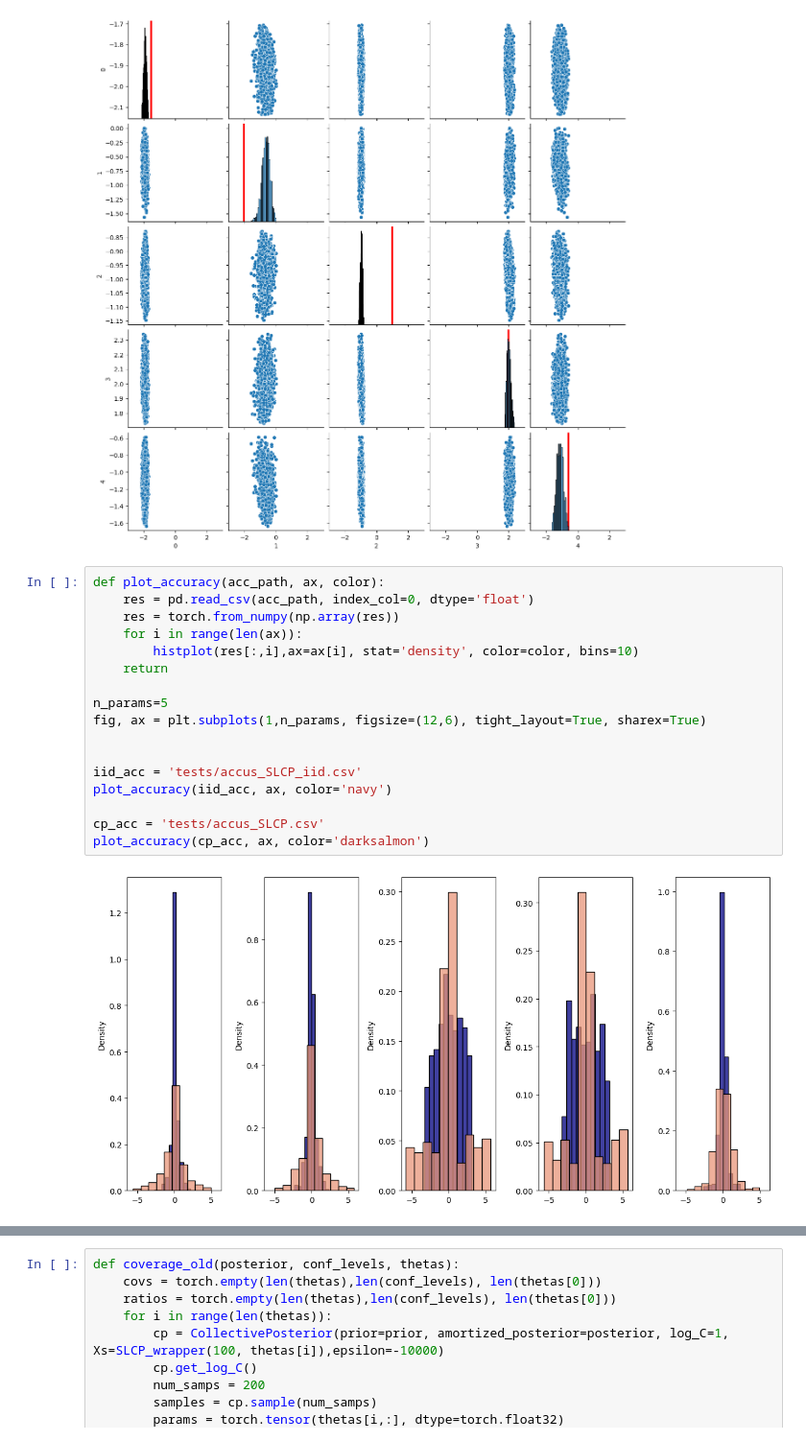
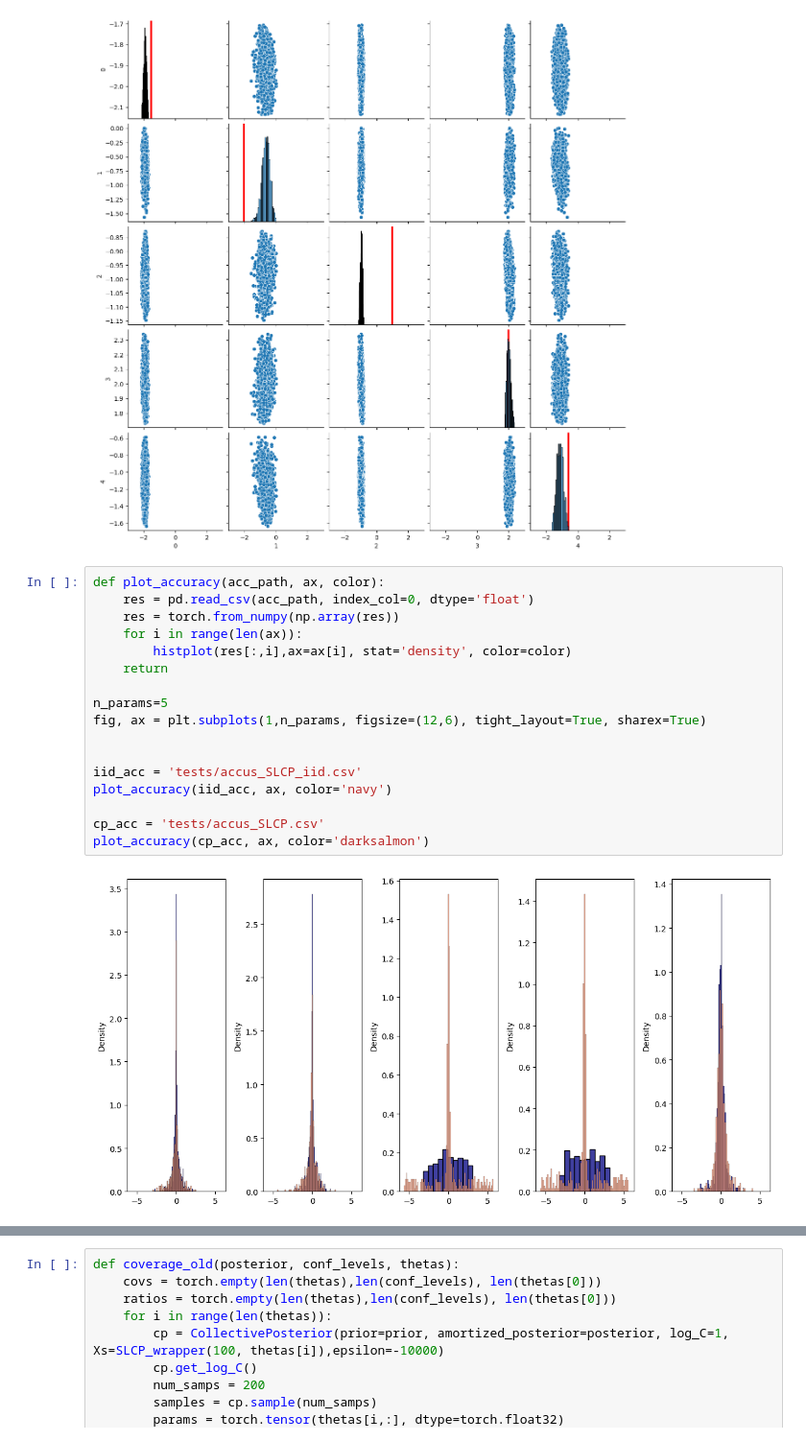
Before and after one commit to nadavbennun1/collective_posterior, a Jupyter notebook: SLCP/test collective.ipynb, the cells around one changed output, grey strips where cells are left out. Shown: that part at 96% size. Cells and saved outputs as stored; diff of their text form.

```diff
--- a/SLCP/test collective.ipynb
+++ b/SLCP/test collective.ipynb
@@ -45,22 +45,22 @@ for i in range(len(t)):
 # %%
 def plot_accuracy(acc_path, ax, color):
     res = pd.read_csv(acc_path, index_col=0, dtype='float')
     res = torch.from_numpy(np.array(res))
     for i in range(len(ax)):
-        histplot(res[:,i],ax=ax[i], stat='density', color=color, bins=10)
+        histplot(res[:,i],ax=ax[i], stat='density', color=color)
     return
 
 n_params=5
 fig, ax = plt.subplots(1,n_params, figsize=(12,6), tight_layout=True, sharex=True)
 
 
 iid_acc = 'tests/accus_SLCP_iid.csv'
 plot_accuracy(iid_acc, ax, color='navy')
 
 cp_acc = 'tests/accus_SLCP.csv'
 plot_accuracy(cp_acc, ax, color='darksalmon')
 # %% [output]
-[figure, old version]
+[figure, new version]
 # %%
 def plot_covs(covs, ax, label, color):
     H,X1 = np.histogram(covs, bins = 100, normed = True)
```
Also changed, not shown: parts of 1 cell of this notebook, 2 other files.
